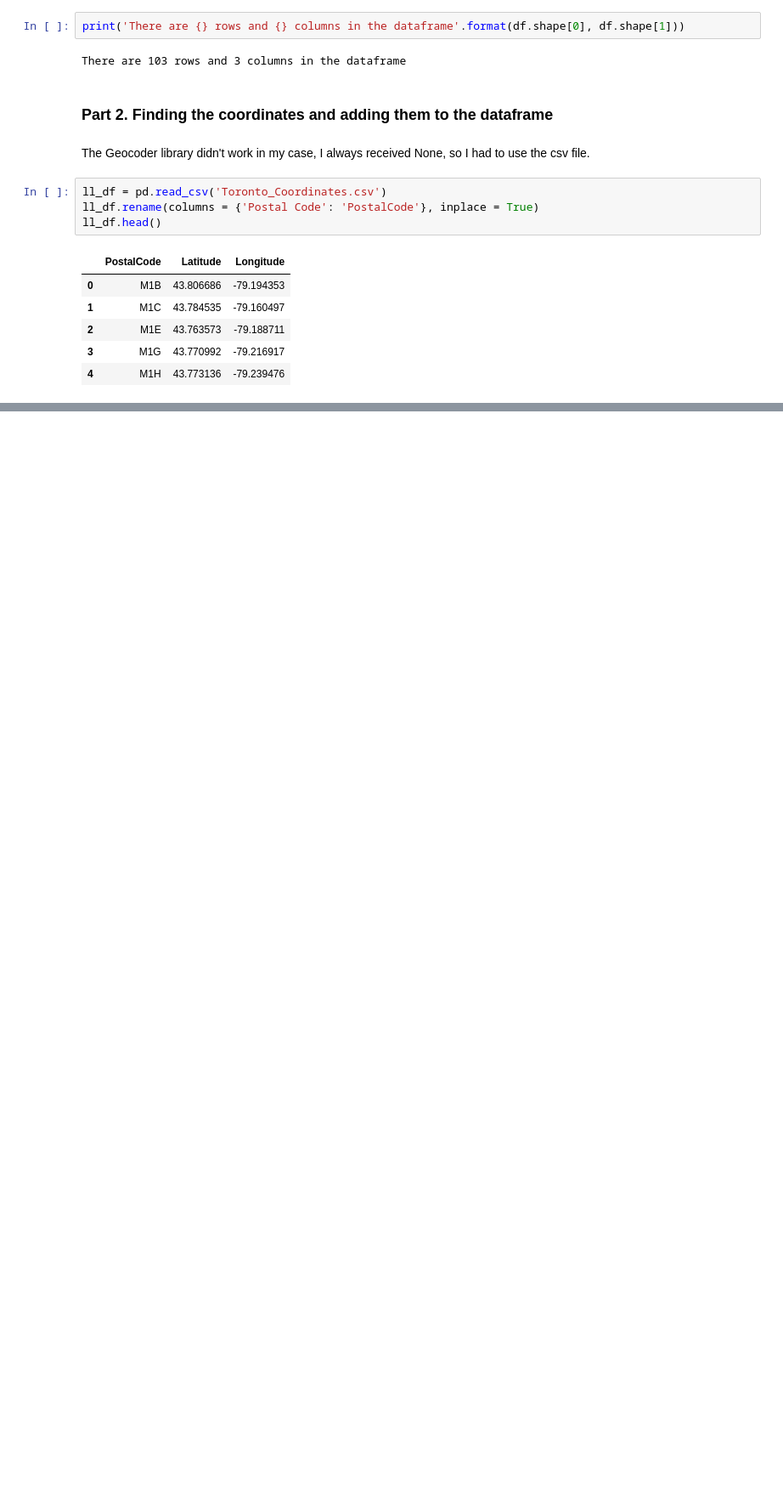
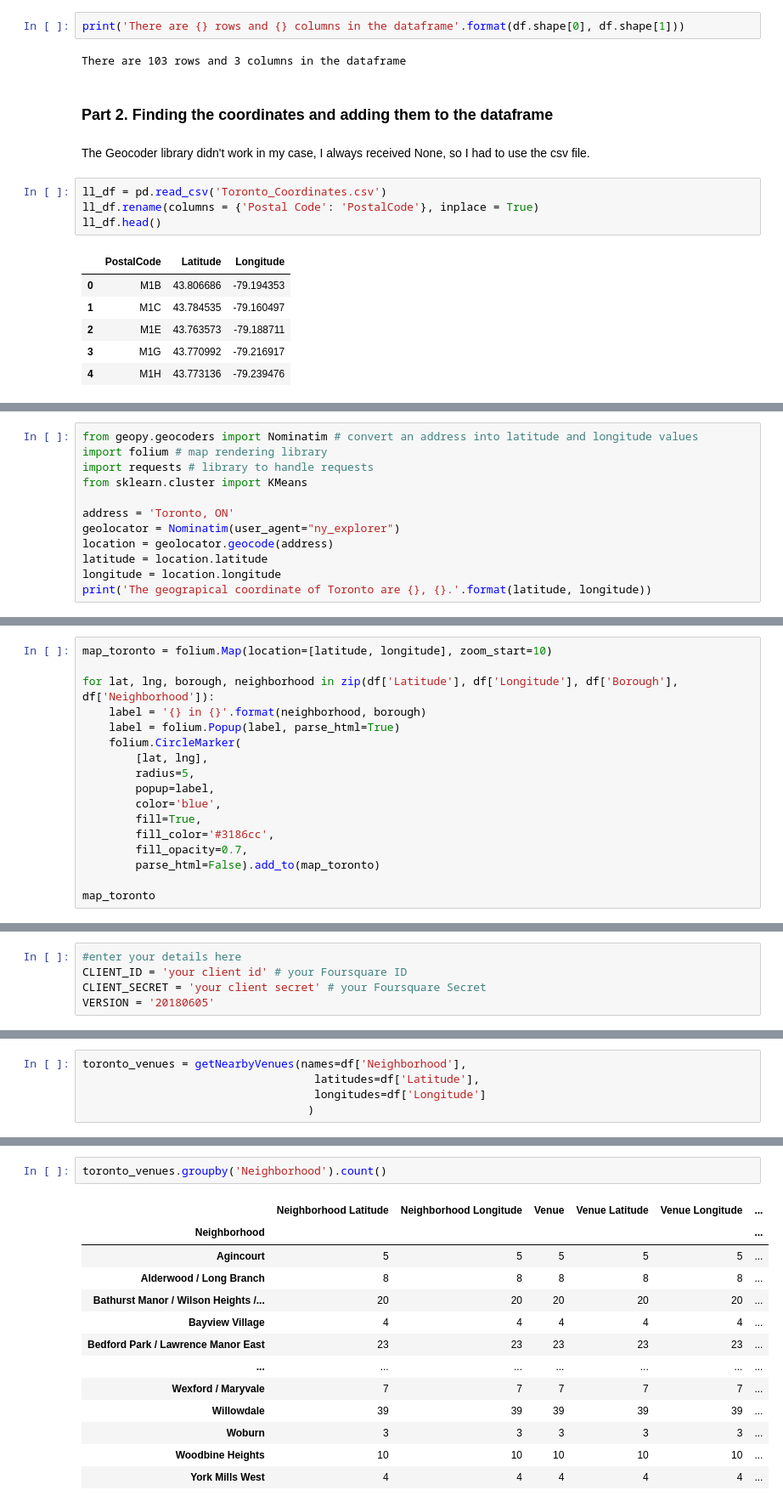
Before and after one commit to OkolelovV/Coursera_Applied_Data_Science_Capstone, a Jupyter notebook: Segmenting and Clustering Neighbourhoods in Toronto - Coursera Project.ipynb, the cells around one changed output, grey strips where cells are left out. Shown at 85% size. Cells and saved outputs as stored; diff of their text form; blank space fills up the shorter version.

```diff
--- a/Segmenting and Clustering Neighbourhoods in Toronto - Coursera Project.ipynb
+++ b/Segmenting and Clustering Neighbourhoods in Toronto - Coursera Project.ipynb
@@ -113,0 +104,12 @@ df.head()
+# %%
+from geopy.geocoders import Nominatim # convert an address into latitude and longitude values
+import folium # map rendering library
+import requests # library to handle requests
+from sklearn.cluster import KMeans
+
+address = 'Toronto, ON'
+geolocator = Nominatim(user_agent="ny_explorer")
+location = geolocator.geocode(address)
+latitude = location.latitude
+longitude = location.longitude
+print('The geograpical coordinate of Toronto are {}, {}.'.format(latitude, longitude))
@@ -113,0 +120,17 @@ df.head()
+# %%
+map_toronto = folium.Map(location=[latitude, longitude], zoom_start=10)
+
+for lat, lng, borough, neighborhood in zip(df['Latitude'], df['Longitude'], df['Borough'], df['Neighborhood']):
+    label = '{} in {}'.format(neighborhood, borough)
+    label = folium.Popup(label, parse_html=True)
+    folium.CircleMarker(
+        [lat, lng],
+        radius=5,
+        popup=label,
+        color='blue',
+        fill=True,
+        fill_color='#3186cc',
+        fill_opacity=0.7,
+        parse_html=False).add_to(map_toronto)
+
+map_toronto
@@ -113,0 +141,5 @@ df.head()
+# %%
+#enter your details here
+CLIENT_ID = 'your client id' # your Foursquare ID
+CLIENT_SECRET = 'your client secret' # your Foursquare Secret
+VERSION = '20180605'
@@ -113,0 +190,5 @@ df.head()
+# %%
+toronto_venues = getNearbyVenues(names=df['Neighborhood'],
+                                   latitudes=df['Latitude'],
+                                   longitudes=df['Longitude']
+                                  )
@@ -113,0 +232,16 @@ df.head()
+# %%
+toronto_venues.groupby('Neighborhood').count()
+# %% [output]
+|  | Neighborhood Latitude | Neighborhood Longitude | Venue | Venue Latitude | Venue Longitude | ... |
+| Neighborhood |  |  |  |  |  | ... |
+| Agincourt | 5 | 5 | 5 | 5 | 5 | ... |
+| Alderwood / Long Branch | 8 | 8 | 8 | 8 | 8 | ... |
+| Bathurst Manor / Wilson Heights /... | 20 | 20 | 20 | 20 | 20 | ... |
+| Bayview Village | 4 | 4 | 4 | 4 | 4 | ... |
+| Bedford Park / Lawrence Manor East | 23 | 23 | 23 | 23 | 23 | ... |
+| ... | ... | ... | ... | ... | ... | ... |
+| Wexford / Maryvale | 7 | 7 | 7 | 7 | 7 | ... |
+| Willowdale | 39 | 39 | 39 | 39 | 39 | ... |
+| Woburn | 3 | 3 | 3 | 3 | 3 | ... |
+| Woodbine Heights | 10 | 10 | 10 | 10 | 10 | ... |
+| York Mills West | 4 | 4 | 4 | 4 | 4 | ... |
```
Also changed, not shown: parts of 43 cells of this notebook.
